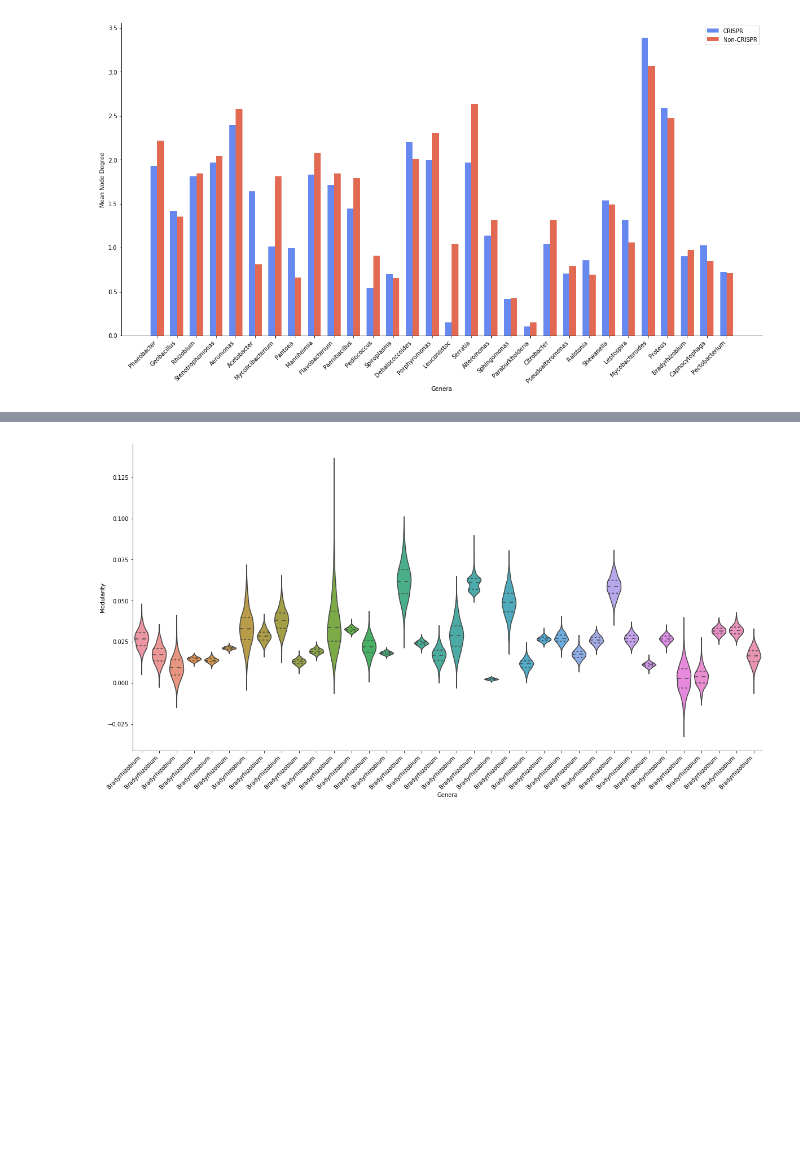
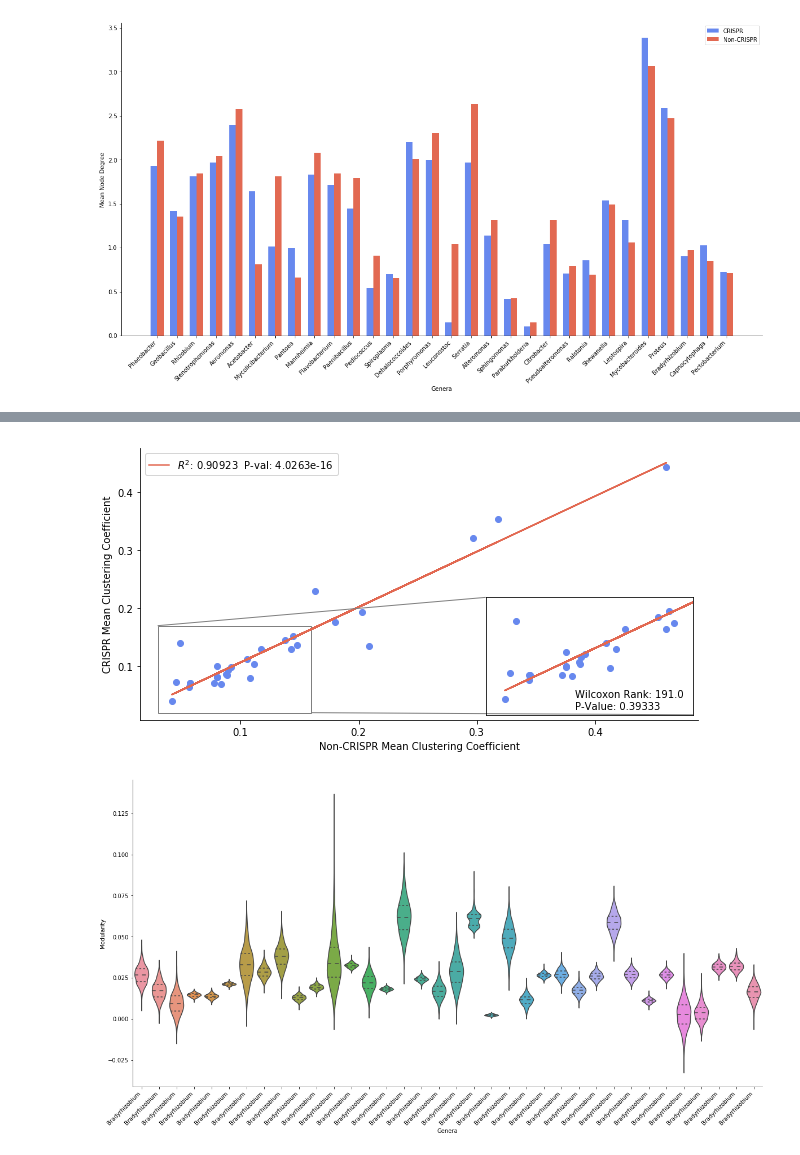
Before and after one commit to DJSiddharthVader/Undergrad_Thesis, a Jupyter notebook: notebooks/plotting.ipynb, the cells around one changed output, grey strips where cells are left out. Saved outputs shown, nothing was run; the diff lists cells and outputs as text; code cells hidden in the pictures; blank space fills up the shorter version.

Commit message:
reworked legends with regression lines

```diff
--- a/notebooks/plotting.ipynb
+++ b/notebooks/plotting.ipynb
@@ -61,3 +61,8 @@ plu.rateVsCFrac(nohdf,dpi=dpi,
+# %%
+plu.cVsncClust(nohdf,dpi=dpi,
+    file='{}/c_nc_clust_scatter.png'.format(basefigdir))
+# %% [output]
+[figure, added]
 # %%
 plu.violinPlot(stats,col='modularity',dpi=dpi,
                  file='{}/mod_violin.png'.format(basefigdir))
```
Also changed, not shown: parts of 1 cell of this notebook, 3 other files.
